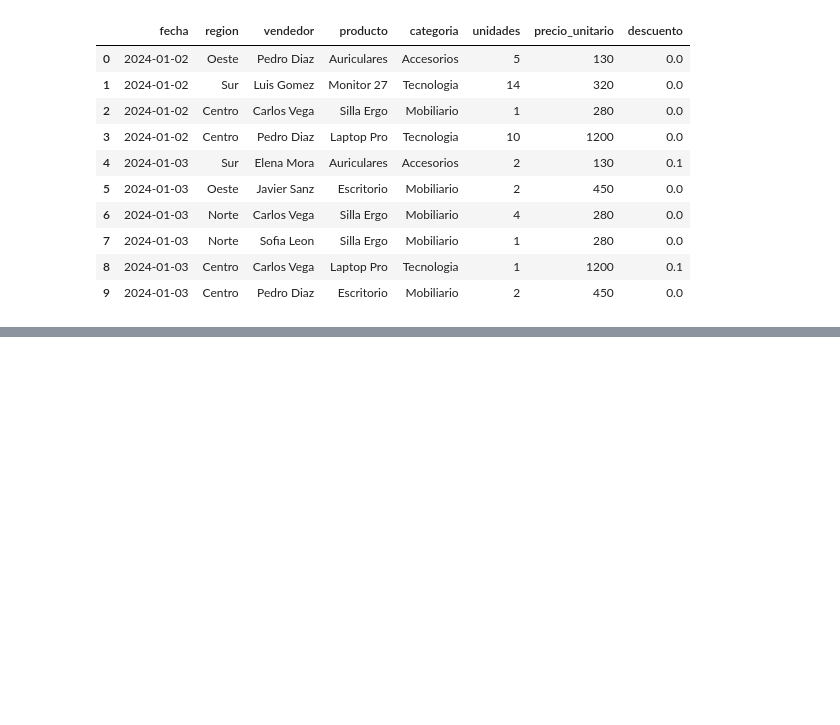
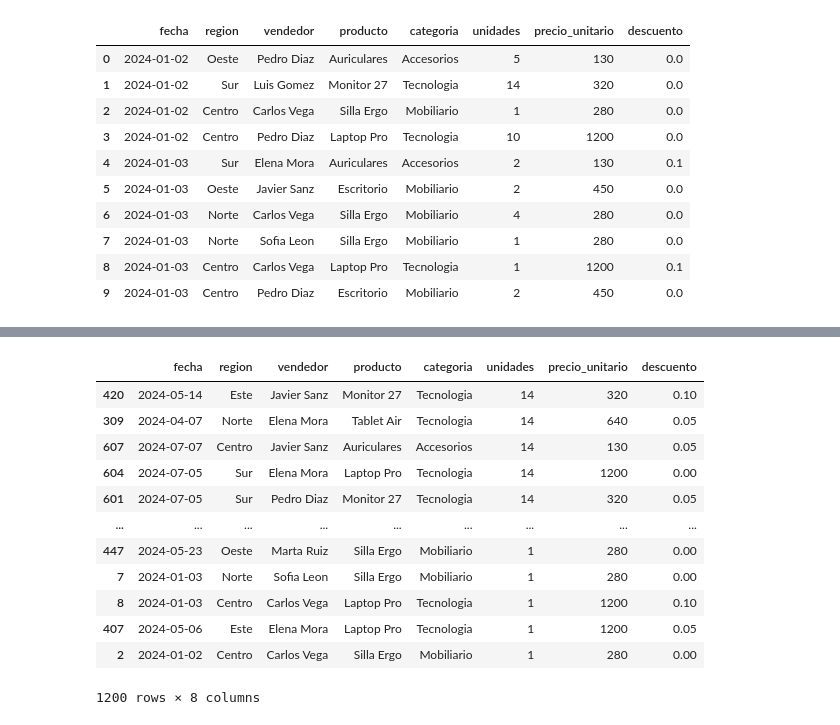
Before and after one commit to iomarlopez/datascience-g8, a Jupyter notebook: Documents/datascience_g8_01/notebooks/20260810_15_pandas.ipynb, the cells around one changed output, grey strips where cells are left out. Cells and saved outputs as stored; diff of their text form; code cells hidden in the pictures; blank space fills up the shorter version.

```diff
--- a/Documents/datascience_g8_01/notebooks/20260810_15_pandas.ipynb
+++ b/Documents/datascience_g8_01/notebooks/20260810_15_pandas.ipynb
@@ -164,0 +414,16 @@ df.head(n=10)
+# %%
+df.sort_values("unidades", ascending=False)
+# %% [output]
+|  | fecha | region | vendedor | producto | categoria | unidades | precio_unitario | descuento |
+| 420 | 2024-05-14 | Este | Javier Sanz | Monitor 27 | Tecnologia | 14 | 320 | 0.10 |
+| 309 | 2024-04-07 | Norte | Elena Mora | Tablet Air | Tecnologia | 14 | 640 | 0.05 |
+| 607 | 2024-07-07 | Centro | Javier Sanz | Auriculares | Accesorios | 14 | 130 | 0.05 |
+| 604 | 2024-07-05 | Sur | Elena Mora | Laptop Pro | Tecnologia | 14 | 1200 | 0.00 |
+| 601 | 2024-07-05 | Sur | Pedro Diaz | Monitor 27 | Tecnologia | 14 | 320 | 0.05 |
+| ... | ... | ... | ... | ... | ... | ... | ... | ... |
+| 447 | 2024-05-23 | Oeste | Marta Ruiz | Silla Ergo | Mobiliario | 1 | 280 | 0.00 |
+| 7 | 2024-01-03 | Norte | Sofia Leon | Silla Ergo | Mobiliario | 1 | 280 | 0.00 |
+| 8 | 2024-01-03 | Centro | Carlos Vega | Laptop Pro | Tecnologia | 1 | 1200 | 0.10 |
+| 407 | 2024-05-06 | Este | Elena Mora | Laptop Pro | Tecnologia | 1 | 1200 | 0.05 |
+| 2 | 2024-01-02 | Centro | Carlos Vega | Silla Ergo | Mobiliario | 1 | 280 | 0.00 |
+1200 rows × 8 columns
```
Also changed, not shown: parts of 27 cells of this notebook, 21 other files.
